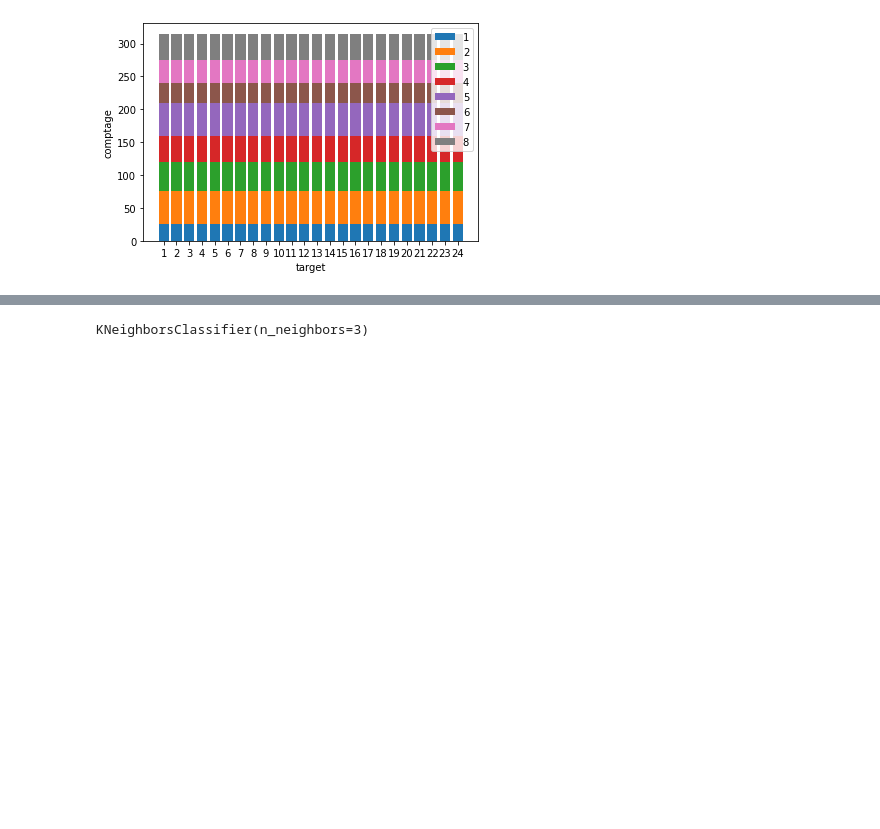
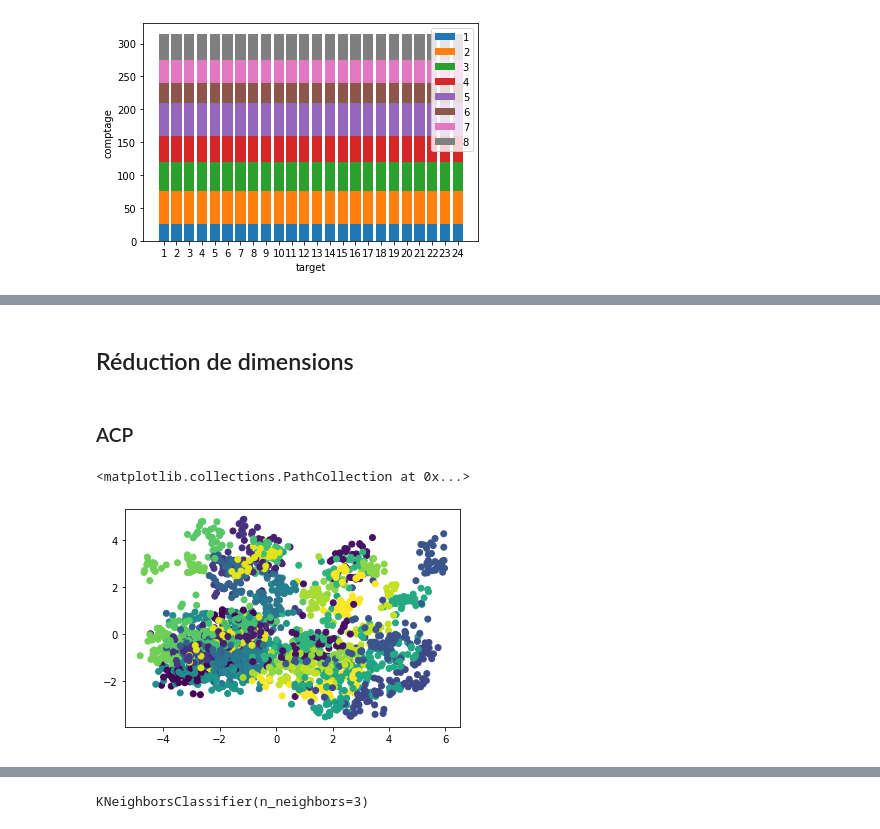
Before and after one commit to jean3108/Research-Data-Science-Methodology, a Jupyter notebook: reds.ipynb, the cells around one changed output, grey strips where cells are left out. Saved outputs shown, nothing was run; the diff lists cells and outputs as text; code cells hidden in the pictures; blank space fills up the shorter version.

```diff
--- a/reds.ipynb
+++ b/reds.ipynb
@@ -190,0 +230,2 @@ plt.show()
+# %%
+predictors_red = (predictors-predictors.mean(axis=0))/predictors.std(axis=0)
@@ -190,0 +245,13 @@ plt.show()
+# %% [markdown]
+## Réduction de dimensions
+# %% [markdown]
+### ACP
+# %%
+pca = PCA(n_components=2)
+pca.fit(predictors_red)
+predictors_red_pca = pca.transform(predictors_red)
+# %%
+plt.scatter(predictors_red_pca[:,0], predictors_red_pca[:,1], c=target)
+# %% [output]
+<matplotlib.collections.PathCollection at 0x...>
+[figure, added]
```
Also changed, not shown: parts of 43 cells of this notebook.
